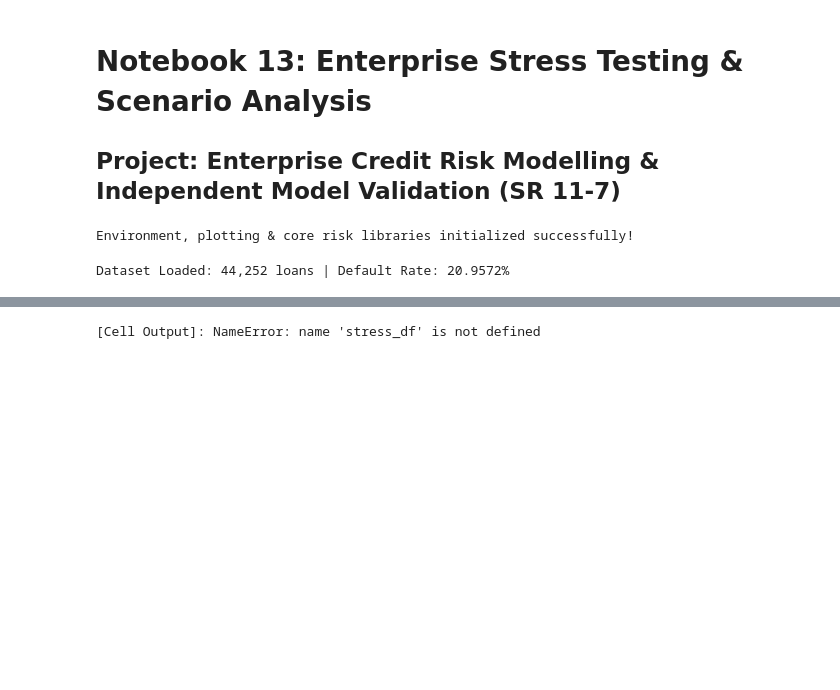
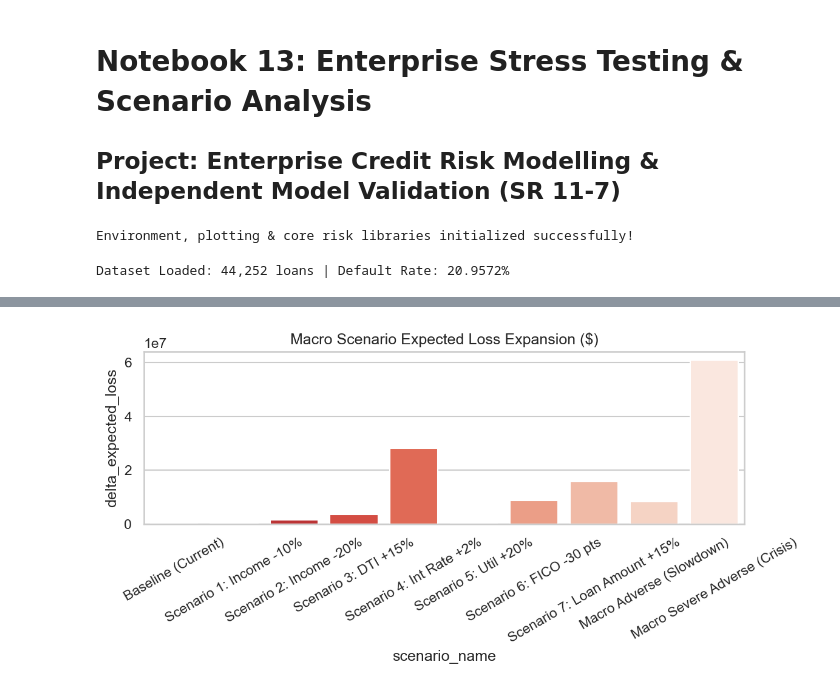
Before and after one commit to Bibek4797/enterprise-credit-risk-model-validation-platform, a Jupyter notebook: notebooks/13_Stress_Testing.ipynb, the cells around one changed output, grey strips where cells are left out. Cells and saved outputs as stored; diff of their text form; code cells hidden in the pictures; blank space fills up the shorter version.

```diff
--- a/notebooks/13_Stress_Testing.ipynb
+++ b/notebooks/13_Stress_Testing.ipynb
@@ -32,6 +33,10 @@ if data_file.is_file():
     df.loc[df["loan_status"].isin(good), "target"] = 0.0
     df = df.dropna(subset=["target"]).copy()
     df["target"] = df["target"].astype(int)
+    num_cols = ["loan_amnt", "int_rate", "installment", "annual_inc", "dti", "fico_range_low", "revol_util"]
+    for c in num_cols:
+        if c in df.columns:
+            df[c] = df[c].fillna(df[c].median())
 else:
     df = mock_df.copy()
 
@@ -40,10 +45,10 @@ print(f"Dataset Loaded: {len(df):,} loans | Default Rate: {df['target'].mean():.
 Dataset Loaded: 44,252 loans | Default Rate: 20.9572%
 # %%
 from stress_testing.stress_engine import run_portfolio_stress_test
-from models.logistic_model import fit_unpenalized_logistic_regression
+from models.boosting_models import fit_lightgbm
 num_feats = ["loan_amnt", "int_rate", "installment", "annual_inc", "dti", "fico_range_low"]
-m_res = fit_unpenalized_logistic_regression(df[num_feats], df["target"])
-predict_fn = lambda d: float(np.mean(m_res["model"].predict_proba(d[num_feats])[:, 1]))
+lgb_res = fit_lightgbm(df[num_feats], df["target"])
+predict_fn = lambda d: float(np.mean(lgb_res["model"].predict_proba(d[num_feats])[:, 1]))
 stress_df = run_portfolio_stress_test(predict_fn, df, num_feats)
 stress_df[["scenario_name", "mean_predicted_pd", "delta_pd_pct_points", "delta_expected_loss"]]
 # %% [output]
@@ -51,9 +66,9 @@ stress_df[["scenario_name", "mean_predicted_pd", "delta_pd_pct_points", "delta_e
 # %%
 plt.figure(figsize=(8, 4))
-sns.barplot(data=stress_df, x="scenario_name", y="delta_expected_loss", palette="Reds_r")
+sns.barplot(data=stress_df, x="scenario_name", y="delta_expected_loss", hue="scenario_name", palette="Reds_r", legend=False)
 plt.xticks(rotation=30)
 plt.title("Macro Scenario Expected Loss Expansion ($)")
 plt.tight_layout()
 plt.show()
 # %% [output]
-[Cell Output]: NameError: name 'stress_df' is not defined
+[figure, added]
```
Also changed, not shown: parts of 2 cells of this notebook, 14 other files.
